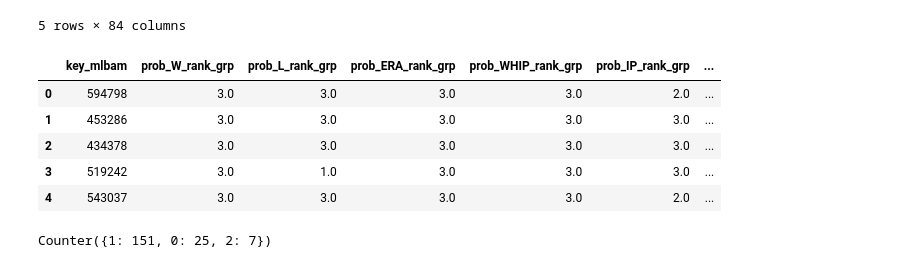
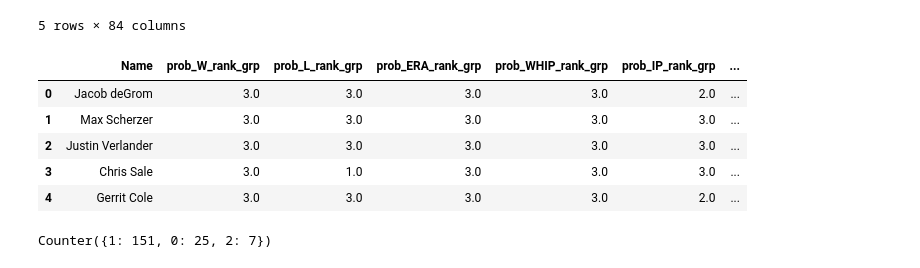
Before and after one commit to rileybuch/Fantasy-Baseball-Web-App, a Jupyter notebook: probability_predicted_starters.ipynb, the cells around one changed output. Saved outputs shown, nothing was run; the diff lists cells and outputs as text; code cells hidden in the pictures.

```diff
--- a/probability_predicted_starters.ipynb
+++ b/probability_predicted_starters.ipynb
@@ -355,7 +355,7 @@ df2020['prob_HR'] = float("NaN")
 for i, r in df2020.iterrows():
     if r.Season == 2020:
         # look for previous season for player
-        prev = df2020[(df2020.Season == 2019) & (df2020.key_mlbam == r.key_mlbam)]
+        prev = df2020[(df2020.Season == 2019) & (df2020.Name == r.Name)]
 
         # get players age for 2020 season
         age = r.Age
@@ -514,25 +514,25 @@ sub.head()
 | 5997 | 2020 | Gerrit Cole | NaN | 29 | 15.470528 | 6.448947 | 2.765395 | NaN | NaN | NaN | ... | ... |
 5 rows × 84 columns
 # %%
-risk_features = sub.loc[:, ['key_mlbam'
+risk_features = sub.loc[:, ['Name'
                             ,'prob_W_rank_grp'
                             ,'prob_L_rank_grp'
                             ,'prob_ERA_rank_grp'
                             ,'prob_WHIP_rank_grp'
                             ,'prob_IP_rank_grp'
                             ,'prob_HR_rank_grp'
                             ,'prob_SO_rank_grp'
                             ,'prev_season_days_injured']]
 
 risk_features.reset_index(inplace=True,drop=True)
 risk_features.head()
 # %% [output]
-|  | key_mlbam | prob_W_rank_grp | prob_L_rank_grp | prob_ERA_rank_grp | prob_WHIP_rank_grp | prob_IP_rank_grp | ... |
-| 0 | 594798 | 3.0 | 3.0 | 3.0 | 3.0 | 2.0 | ... |
-| 1 | 453286 | 3.0 | 3.0 | 3.0 | 3.0 | 3.0 | ... |
-| 2 | 434378 | 3.0 | 3.0 | 3.0 | 3.0 | 3.0 | ... |
-| 3 | 519242 | 3.0 | 1.0 | 3.0 | 3.0 | 3.0 | ... |
-| 4 | 543037 | 3.0 | 3.0 | 3.0 | 3.0 | 2.0 | ... |
+|  | Name | prob_W_rank_grp | prob_L_rank_grp | prob_ERA_rank_grp | prob_WHIP_rank_grp | prob_IP_rank_grp | ... |
+| 0 | Jacob deGrom | 3.0 | 3.0 | 3.0 | 3.0 | 2.0 | ... |
+| 1 | Max Scherzer | 3.0 | 3.0 | 3.0 | 3.0 | 3.0 | ... |
+| 2 | Justin Verlander | 3.0 | 3.0 | 3.0 | 3.0 | 3.0 | ... |
+| 3 | Chris Sale | 3.0 | 1.0 | 3.0 | 3.0 | 3.0 | ... |
+| 4 | Gerrit Cole | 3.0 | 3.0 | 3.0 | 3.0 | 2.0 | ... |
 # %%
 from sklearn.cluster import KMeans
 from collections import Counter, defaultdict
```
Also changed, not shown: parts of 3 cells of this notebook, 2 other files.
